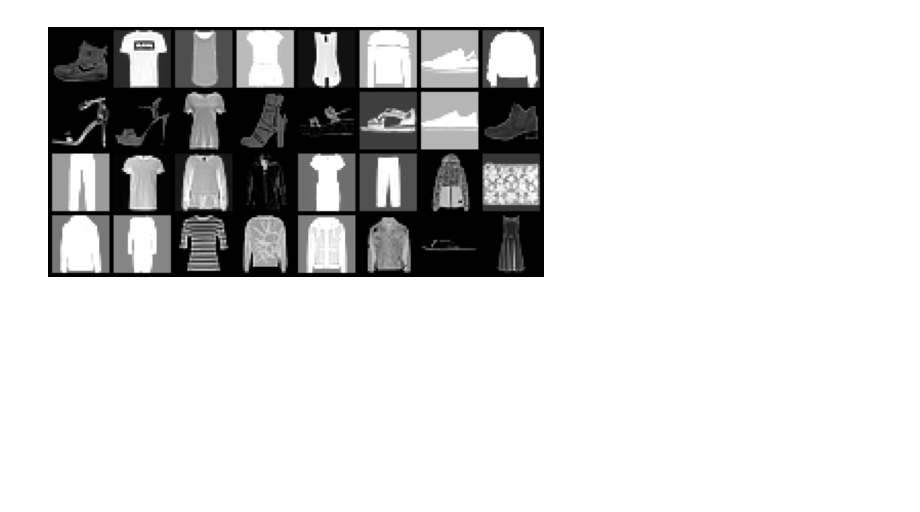
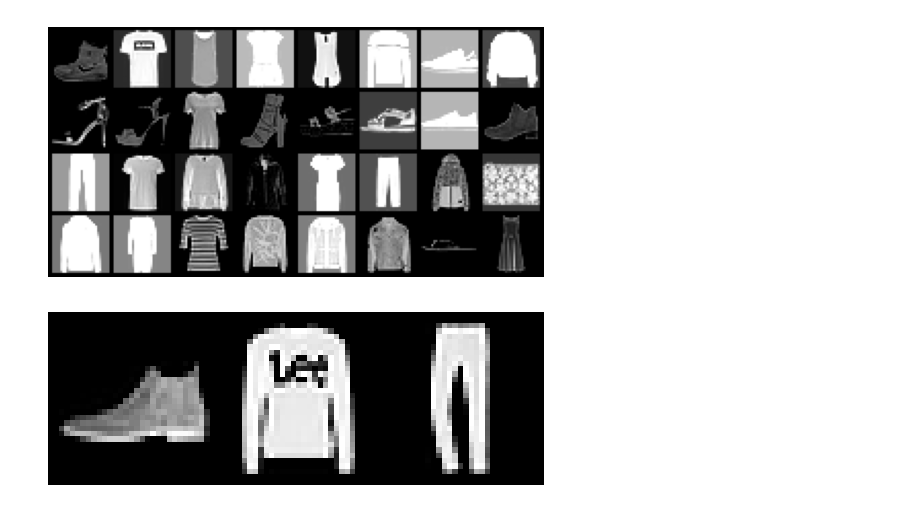
Before and after one commit to RoyHEyono/HomeostaticDANN, a Jupyter notebook: models/dense_mnist_task/notebooks/data_viz.ipynb, the cells around one changed output. Saved outputs shown, nothing was run; the diff lists cells and outputs as text; code cells hidden in the pictures; blank space fills up the shorter version.

```diff
--- a/models/dense_mnist_task/notebooks/data_viz.ipynb
+++ b/models/dense_mnist_task/notebooks/data_viz.ipynb
@@ -30,3 +30,17 @@ imshow(torchvision.utils.make_grid(original_images))
 imshow(torchvision.utils.make_grid(images))
 # %% [output]
 [figure]
+# %%
+# Load FashionMNIST dataset
+original_dataloader = get_sparse_permutation_invariant_fashionmnist_dataloaders(permutation_invariant=False)
+dataloader_fifty = get_sparse_permutation_invariant_fashionmnist_dataloaders(permutation_invariant=False, brightness_factor_eval=0.5)
+dataloader_neg_fifty = get_sparse_permutation_invariant_fashionmnist_dataloaders(permutation_invariant=False, brightness_factor_eval=-0.5)
+dataloader_thirty = get_sparse_permutation_invariant_fashionmnist_dataloaders(permutation_invariant=False, brightness_factor_eval=0.3)
+dataloader_neg_ten = get_sparse_permutation_invariant_fashionmnist_dataloaders(permutation_invariant=False, brightness_factor_eval=-0.2)
+# %%
+original_dataiter = iter(original_dataloader['test'])
+original_images, _ = next(original_dataiter)
+original_images = original_images[:3].reshape(3,1,28,28)
+imshow(torchvision.utils.make_grid(original_images))
+# %% [output]
+[figure, added]
```
Also changed, not shown: parts of 4 cells of this notebook, 9 other files.
